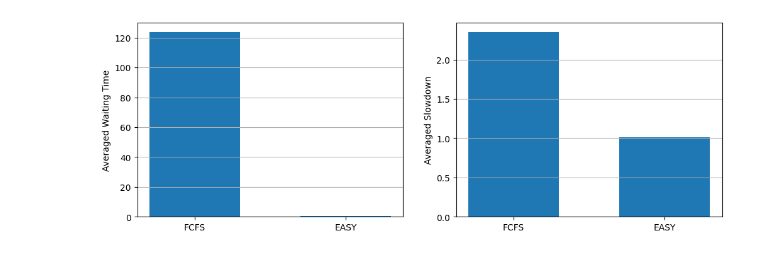
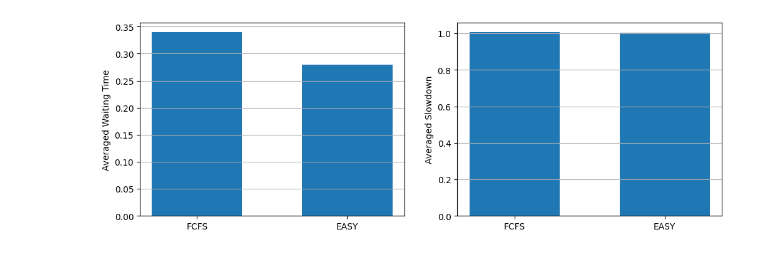
Before and after one commit to tanaxer01/bati-scheduler, a Jupyter notebook: Untitled.ipynb, the cells around one changed output. Drawn from its saved outputs; the diff is of its cells as text; code cells hidden in the pictures.

```diff
--- a/Untitled.ipynb
+++ b/Untitled.ipynb
@@ -0,0 +1,30 @@
+# %%
+import batsim_py
+
+def run_simulation(scheduler):
+    simulator = batsim_py.SimulatorHandler()
+    scheduler = scheduler(simulator)
+
+    # 1) Instantiate monitors to collect simulation statistics
+    jobs_mon = batsim_py.monitors.JobMonitor(simulator)
+    sim_mon = batsim_py.monitors.SimulationMonitor(simulator)
+
+    # 2) Start simulation
+    simulator.start(platform="/data/platforms/platform.xml",
+                    workload="/data/workloads/test_batsim_paper_workload_seed1.json",
+                    verbosity="information")
+
+    # 3) Schedule all jobs
+    while simulator.is_running:
+        scheduler.schedule()
+        simulator.proceed_time()  # proceed directly to the next event.
+    simulator.close()
+
+    # 4) Return/Dump statistics
+    return jobs_mon, sim_mon
+# %%
+from schedulers.FCFSScheduler import FCFSScheduler
+from schedulers.EASYScheduler import EASYScheduler
+
+jobs_f, sim_f = run_simulation(FCFSScheduler)
+jobs_e, sim_e = run_simulation(EASYScheduler)
@@ -1,30 +49,30 @@
 # %%
 import pandas as pd
 import matplotlib.pyplot as plt
 %matplotlib inline
 
 # Read results
-fcfs, easy = pd.read_csv("expe-out/sim-FCFS.out"), pd.read_csv("expe-out/sim-EASY.out")
+fcfs, easy = sim_f.to_dataframe(), sim_e.to_dataframe()
 fcfs['name'], easy['name'] = "FCFS", "EASY"
 benchmark = pd.concat([fcfs, easy], ignore_index=True)
 
 # Waiting time
 plt.figure(figsize=(12,4))
 plt.subplot(1, 2, 1)
 plt.bar('name', 'mean_waiting_time', data=benchmark, width=0.6)
 plt.grid(axis='y')
 plt.ylabel("Averaged Waiting Time")
 
 # Slowdown
 plt.subplot(1, 2, 2)
 plt.bar('name', 'mean_slowdown', data=benchmark, width=0.6)
 plt.grid(axis='y')
 plt.ylabel("Averaged Slowdown")
 
 # Show
 plt.show()
 # %% [output]
-[figure, old version]
+[figure, new version]
 # %%
 from evalys.jobset import JobSet
 from evalys.visu.legacy import plot_gantt
```
Also changed, not shown: parts of 7 cells of this notebook, 39 other files.
